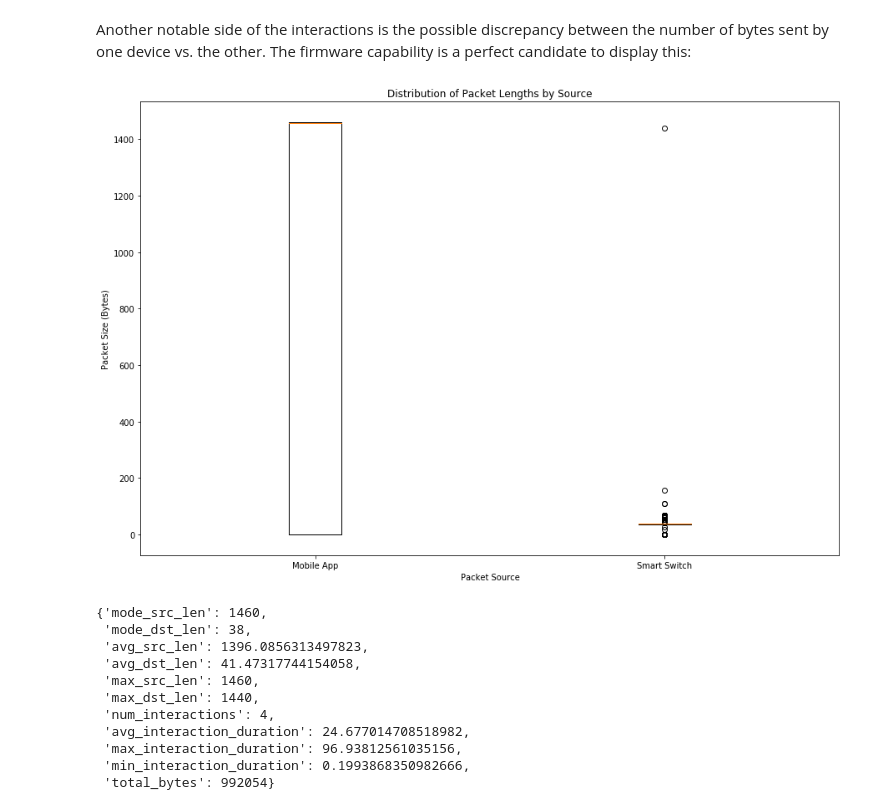
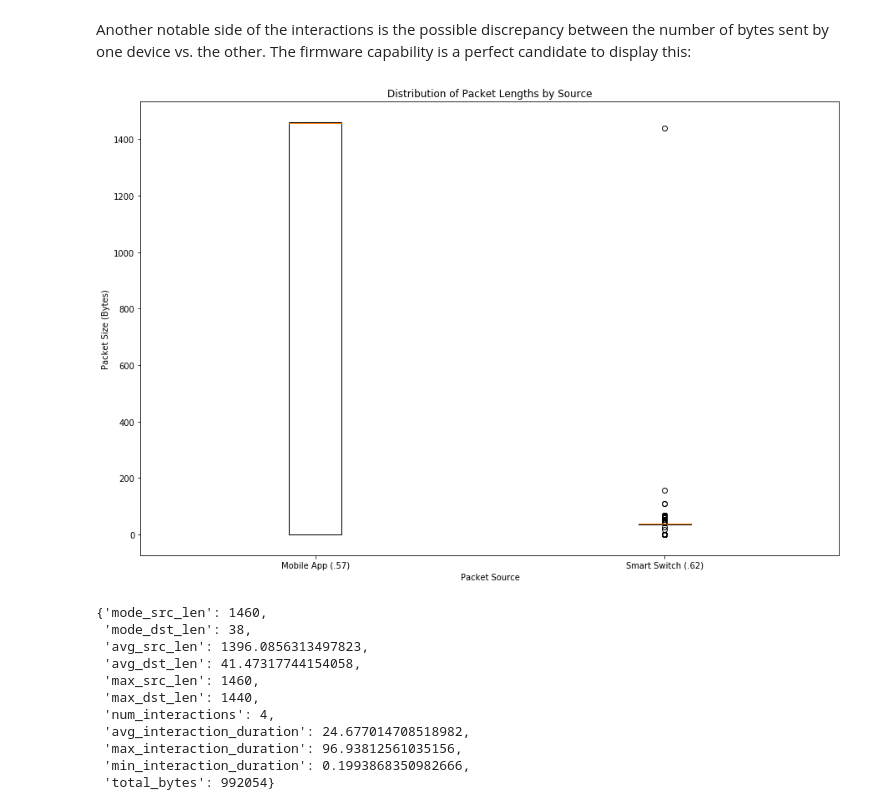
Before and after one commit to adolan5/NetworkAuditing, a Jupyter notebook: Network Characteristics.ipynb, the cells around one changed output. Drawn from its saved outputs; the diff is of its cells as text; code cells hidden in the pictures.

Commit message:
Add some notes about interaction stats in notebook

```diff
--- a/Network Characteristics.ipynb
+++ b/Network Characteristics.ipynb
@@ -4,8 +4,11 @@ This notebook shows the use of `FlowAnalyzer`, a simple package that parses JSON
 # %%
 import json
 from FlowAnalysis import FlowAnalyzer, StatsSerializer
+from FlowAnalysis._interaction import Interaction
 from matplotlib import pyplot as plt
 from matplotlib import ticker
+
+fig_size = (15, 10)
 # %% [markdown]
 ## IDevices Dimmer Switch
 In all of the statistics and graphs below, the address 192.168.42.67 is the smart switch, while 192.168.42.62 is the address of the device that controlled the switch with the corresponding mobile app.
@@ -150,21 +153,21 @@ plt.show()
 # %% [markdown]
 Another notable side of the interactions is the possible discrepancy between the number of bytes sent by one device vs. the other. The firmware capability is a perfect candidate to display this:
 # %%
-app_lens = [p.get('pkt_len') for p in firm_flow.packet_stats if p.get('src_addr') == '192.168.42.57']
-switch_lens = [p.get('pkt_len') for p in firm_flow.packet_stats if p.get('src_addr') == '192.168.42.62']
+app_lens = [p.get('pkt_len') for p in firm_flow.get_packet_stats() if p.get('src_addr') == '192.168.42.57']
+switch_lens = [p.get('pkt_len') for p in firm_flow.get_packet_stats() if p.get('src_addr') == '192.168.42.62']
 
 fig, ax = plt.subplots()
 ax.boxplot([app_lens, switch_lens])
-ax.set_xticklabels(['Mobile App', 'Smart Switch'])
+ax.set_xticklabels(['Mobile App (.57)', 'Smart Switch (.62)'])
 ax.set_ylabel('Packet Size (Bytes)')
 ax.set_xlabel('Packet Source')
 ax.set_title('Distribution of Packet Lengths by Source')
 
-fig.set_size_inches(15,10)
+fig.set_size_inches(fig_size)
 
 plt.show()
 # %% [output]
-[figure, old version]
+[figure, new version]
 # %%
 firm_flow.get_aggregate_stats()
 # %% [output]
```
Also changed, not shown: parts of 8 cells of this notebook.
